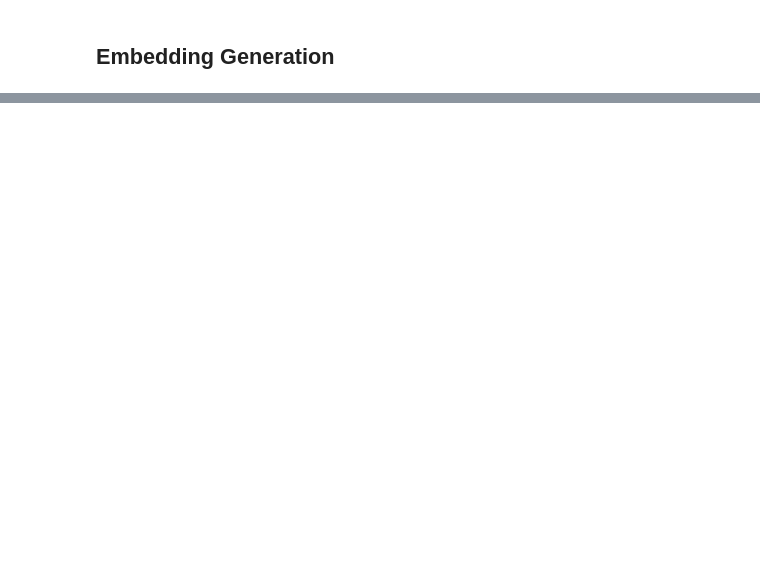
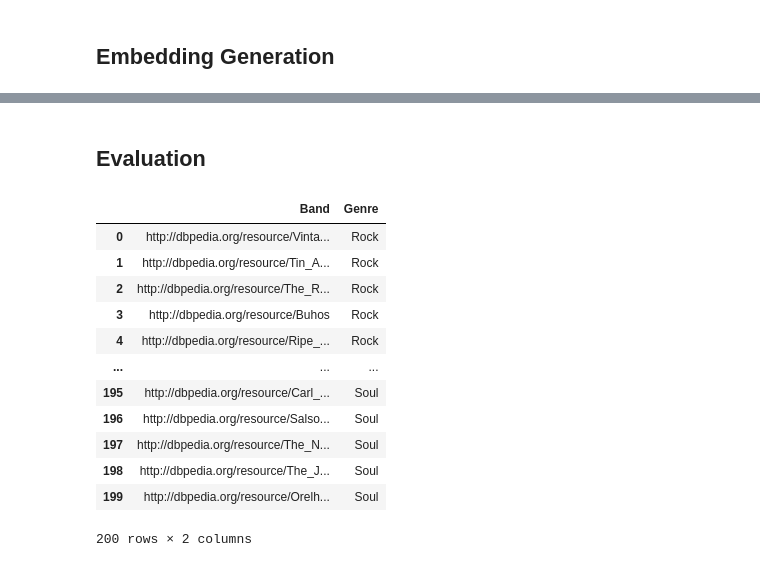
Before and after one commit to dwslab/jRDF2Vec, a Jupyter notebook: examples/jupyter_notebook/jRDF2vec-for-oa.ipynb, the cells around one changed output, grey strips where cells are left out. Saved outputs shown, nothing was run; the diff lists cells and outputs as text; code cells hidden in the pictures; blank space fills up the shorter version.

```diff
--- a/examples/jupyter_notebook/jRDF2vec-for-oa.ipynb
+++ b/examples/jupyter_notebook/jRDF2vec-for-oa.ipynb
@@ -79,0 +74,24 @@ Words in train file: 29456
+# %% [markdown]
+## Evaluation
+# %%
+# Let's load the labels file
+import pandas as pd
+labels_file_path_str: str = "./bands_labels.csv"
+labels_df = pd.read_csv(labels_file_path_str, sep="\t")
+dfX = labels_df[["Band"]]
+dfY = labels_df[["Genre"]]
+labels_df
+# %% [output]
+|  | Band | Genre |
+| 0 | http://dbpedia.org/resource/Vinta... | Rock |
+| 1 | http://dbpedia.org/resource/Tin_A... | Rock |
+| 2 | http://dbpedia.org/resource/The_R... | Rock |
+| 3 | http://dbpedia.org/resource/Buhos | Rock |
+| 4 | http://dbpedia.org/resource/Ripe_... | Rock |
+| ... | ... | ... |
+| 195 | http://dbpedia.org/resource/Carl_... | Soul |
+| 196 | http://dbpedia.org/resource/Salso... | Soul |
+| 197 | http://dbpedia.org/resource/The_N... | Soul |
+| 198 | http://dbpedia.org/resource/The_J... | Soul |
+| 199 | http://dbpedia.org/resource/Orelh... | Soul |
+200 rows × 2 columns
```
Also changed, not shown: parts of 9 cells of this notebook, 3 other files.
